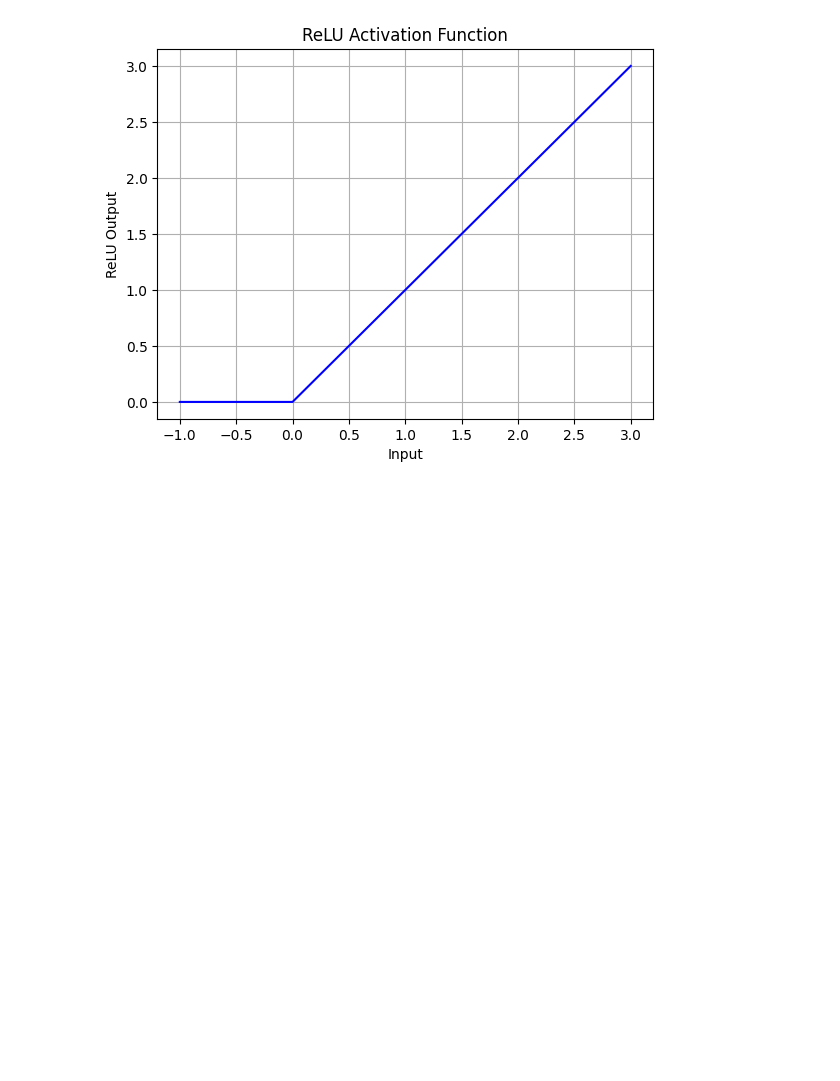
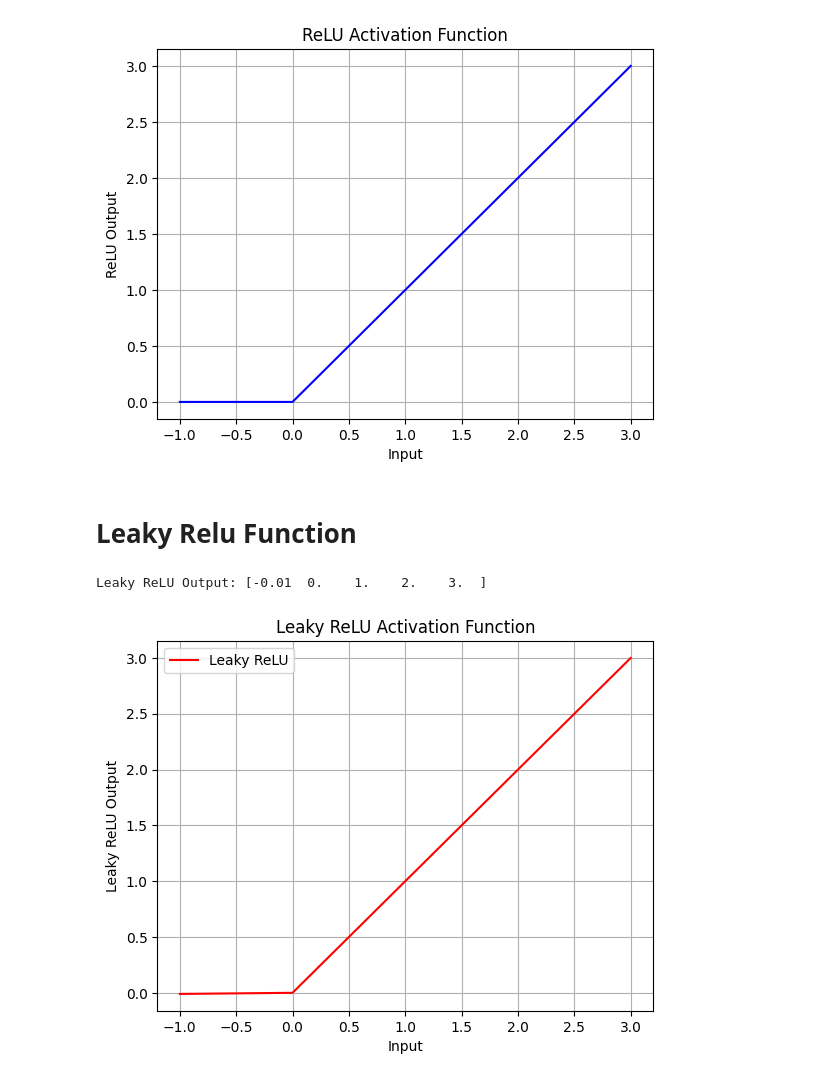
Before and after one commit to minhaz1172/Deep-Learning, a Jupyter notebook: Activation_function.ipynb, the cells around one changed output. Saved outputs shown, nothing was run; the diff lists cells and outputs as text; code cells hidden in the pictures; blank space fills up the shorter version.

Commit message:
Leaky relu function

```diff
--- a/Activation_function.ipynb
+++ b/Activation_function.ipynb
@@ -37,3 +37,27 @@ plt.show()
 # Expected output: A plot showing the ReLU function, which is 0 for negative inputs and linear for positive inputs.
 # %% [output]
 [figure]
+# %% [markdown]
+# Leaky Relu Function
+# %%
+def leaky_relu(x,alpha=0.01):
+    return np.where(x>0,x,alpha*x)
+# Expected output: 0.01 * x for negative x, and x for positive x
+# %%
+x=np.array([-1,0,1,2,3])
+output=leaky_relu(x)
+print("Leaky ReLU Output:", output)
+# Expected output: [-0.01  0.    1.    2.    3.  ]
+# %% [output]
+Leaky ReLU Output: [-0.01  0.    1.    2.    3.  ]
+# %%
+#plot the leaky relu function
+plt.plot(x, output, label='Leaky ReLU', color='red')
+plt.title('Leaky ReLU Activation Function')
+plt.xlabel('Input')
+plt.ylabel('Leaky ReLU Output')
+plt.grid(True)
+plt.legend()
+plt.show()
+# %% [output]
+[figure, added]
```
